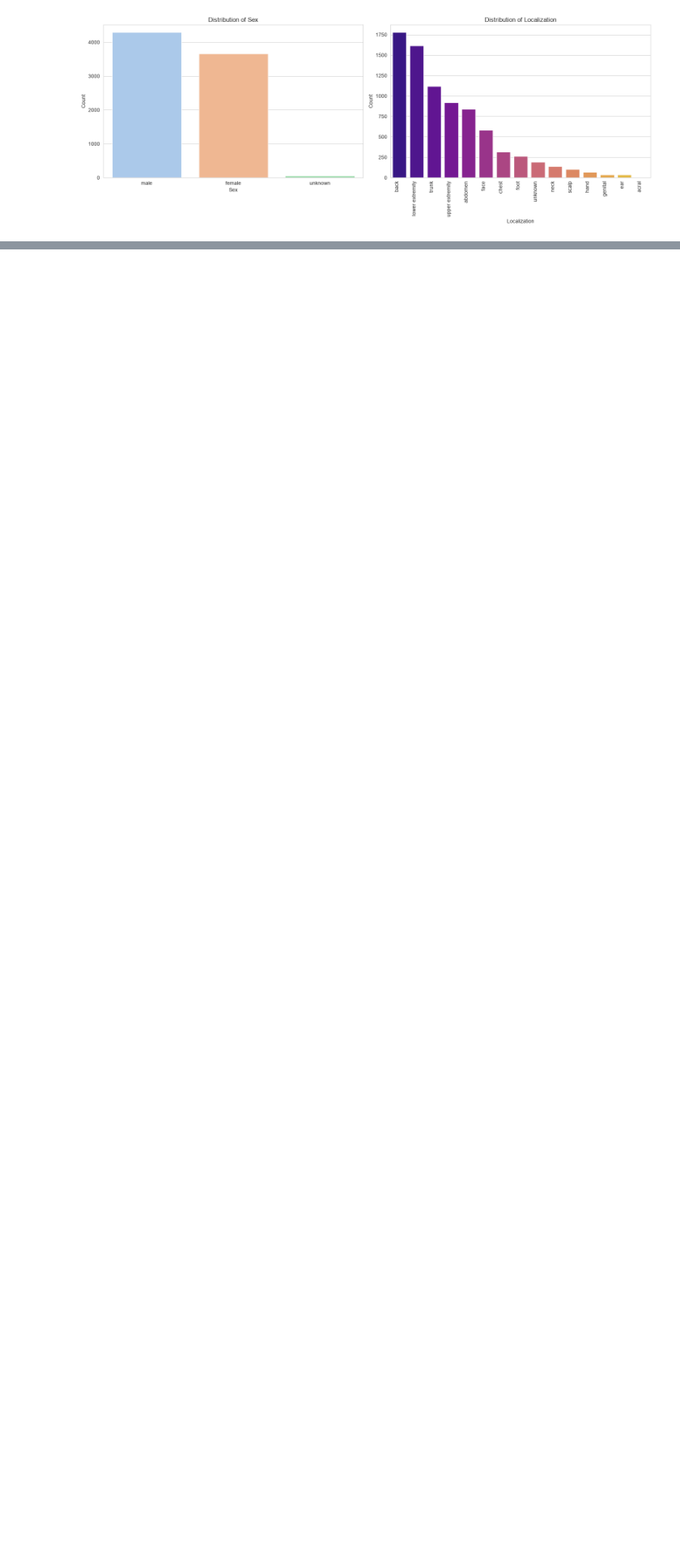
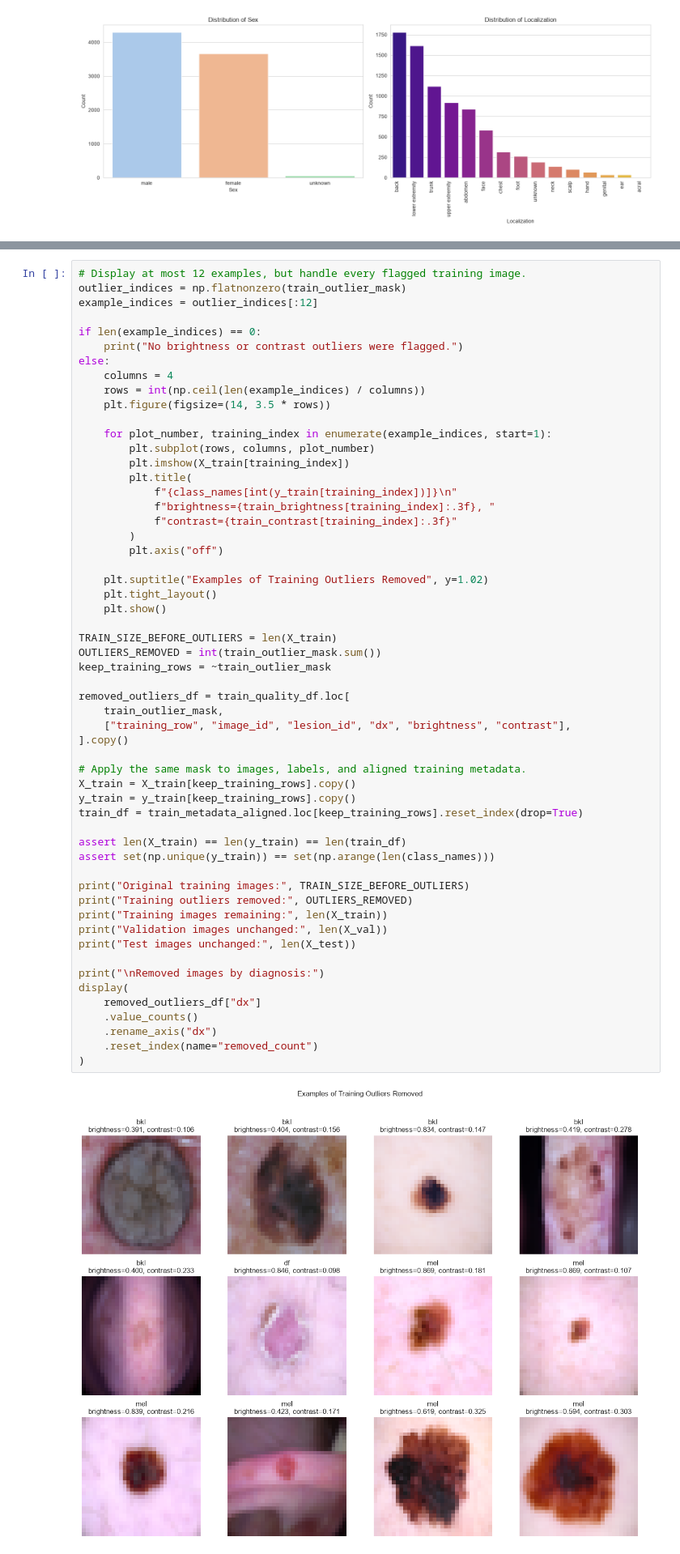
Before and after one commit to tt-lam1199/HAM10000-Skin-Lesion-Classifiers, a Jupyter notebook: notebooks/eda_processing_split.ipynb, the cells around one changed output, grey strips where cells are left out. Shown at 81% size. Cells and saved outputs as stored; diff of their text form; blank space fills up the shorter version.

Commit message:
update handling the outliers part

```diff
--- a/notebooks/eda_processing_split.ipynb
+++ b/notebooks/eda_processing_split.ipynb
@@ -367,0 +416,58 @@ New columns created: ['dx_type', 'dx_akiec', 'dx_bcc', 'dx_bkl', 'dx_df', 'dx_me
+# %%
+# Display at most 12 examples, but handle every flagged training image.
+outlier_indices = np.flatnonzero(train_outlier_mask)
+example_indices = outlier_indices[:12]
+
+if len(example_indices) == 0:
+    print("No brightness or contrast outliers were flagged.")
+else:
+    columns = 4
+    rows = int(np.ceil(len(example_indices) / columns))
+    plt.figure(figsize=(14, 3.5 * rows))
+
+    for plot_number, training_index in enumerate(example_indices, start=1):
+        plt.subplot(rows, columns, plot_number)
+        plt.imshow(X_train[training_index])
+        plt.title(
+            f"{class_names[int(y_train[training_index])]}\n"
+            f"brightness={train_brightness[training_index]:.3f}, "
+            f"contrast={train_contrast[training_index]:.3f}"
+        )
+        plt.axis("off")
+
+    plt.suptitle("Examples of Training Outliers Removed", y=1.02)
+    plt.tight_layout()
+    plt.show()
+
+TRAIN_SIZE_BEFORE_OUTLIERS = len(X_train)
+OUTLIERS_REMOVED = int(train_outlier_mask.sum())
+keep_training_rows = ~train_outlier_mask
+
+removed_outliers_df = train_quality_df.loc[
+    train_outlier_mask,
+    ["training_row", "image_id", "lesion_id", "dx", "brightness", "contrast"],
+].copy()
+
+# Apply the same mask to images, labels, and aligned training metadata.
+X_train = X_train[keep_training_rows].copy()
+y_train = y_train[keep_training_rows].copy()
+train_df = train_metadata_aligned.loc[keep_training_rows].reset_index(drop=True)
+
+assert len(X_train) == len(y_train) == len(train_df)
+assert set(np.unique(y_train)) == set(np.arange(len(class_names)))
+
+print("Original training images:", TRAIN_SIZE_BEFORE_OUTLIERS)
+print("Training outliers removed:", OUTLIERS_REMOVED)
+print("Training images remaining:", len(X_train))
+print("Validation images unchanged:", len(X_val))
+print("Test images unchanged:", len(X_test))
+
+print("\nRemoved images by diagnosis:")
+display(
+    removed_outliers_df["dx"]
+    .value_counts()
+    .rename_axis("dx")
+    .reset_index(name="removed_count")
+)
+# %% [output]
+[figure, added]
```
Also changed, not shown: parts of 17 cells of this notebook.
